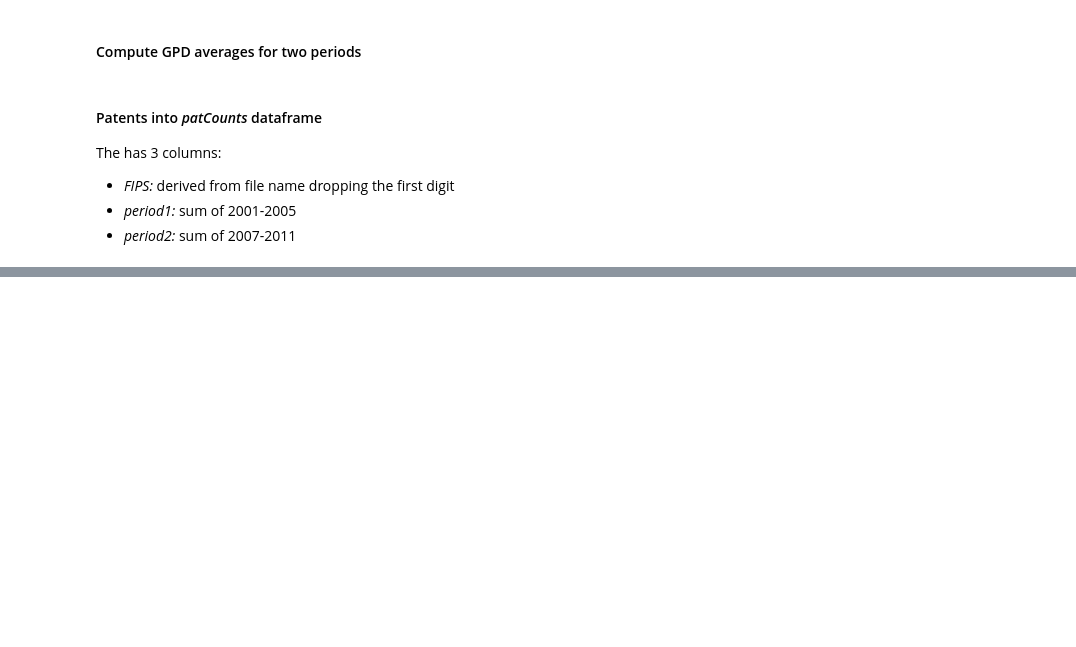
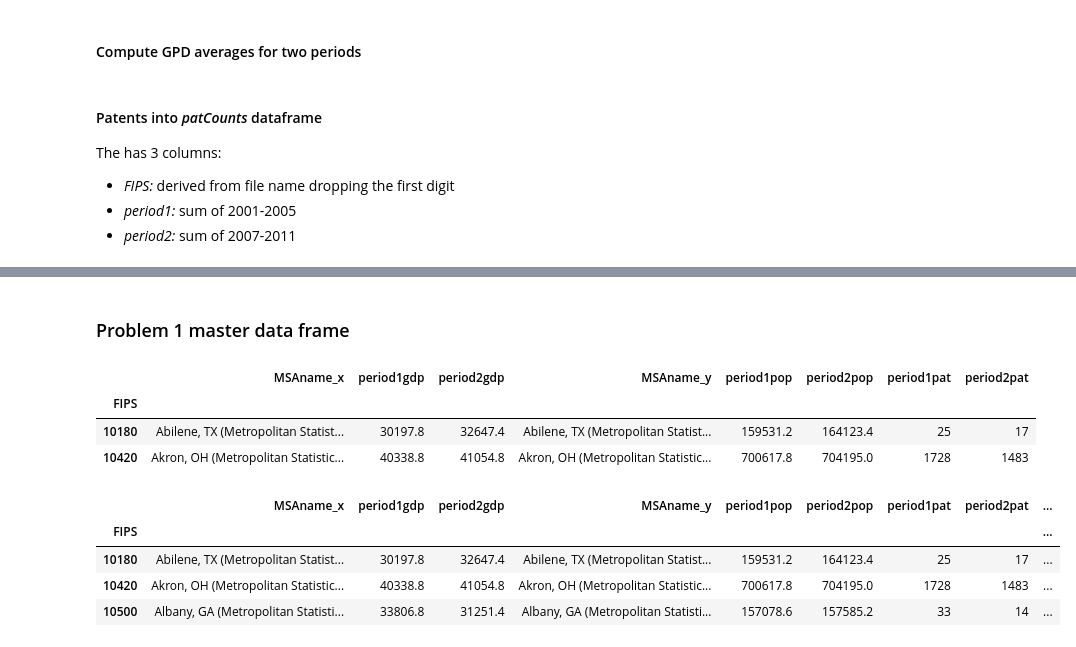
Before and after one commit to pvarsh/various-bits, a Jupyter notebook: foundations-final/final_assignment.ipynb, the cells around one changed output, grey strips where cells are left out. Cells and saved outputs as stored; diff of their text form; code cells hidden in the pictures; blank space fills up the shorter version.

```diff
--- a/foundations-final/final_assignment.ipynb
+++ b/foundations-final/final_assignment.ipynb
@@ -89,3 +100,32 @@ patCounts.head(2)
 | FIPS |  |  |
 | 10180 | 25 | 17 |
 | 10380 | 4 | 15 |
+# %% [markdown]
+### Problem 1 master data frame
+# %%
+# patCounts, gdpMain, popMain
+p1df = pd.merge(gdpMain[['MSAname', 'period1gdp', 'period2gdp']],\
+                      popMain[['MSAname', 'period1pop', 'period2pop']], how = 'outer', left_index = True, right_index = True)
+p1df = pd.merge(p1df, patCounts,\
+                      how = 'outer', left_index = True, right_index = True)
+p1df.head(3)
+### saving MSAs with null values
+nanMSAs = p1df[p1df.MSAname_x.isnull() | p1df.MSAname_y.isnull() | p1df.period1pat.isnull()]
+### MSAs without null values
+p1df.dropna(how = 'any', inplace = True)
+p1df.head(2)
+# %% [output]
+|  | MSAname_x | period1gdp | period2gdp | MSAname_y | period1pop | period2pop | period1pat | period2pat |
+| FIPS |  |  |  |  |  |  |  |  |
+| 10180 | Abilene, TX (Metropolitan Statist... | 30197.8 | 32647.4 | Abilene, TX (Metropolitan Statist... | 159531.2 | 164123.4 | 25 | 17 |
+| 10420 | Akron, OH (Metropolitan Statistic... | 40338.8 | 41054.8 | Akron, OH (Metropolitan Statistic... | 700617.8 | 704195.0 | 1728 | 1483 |
+# %%
+p1df['patIntensity'] = (p1df.period1pat * 100000.) / p1df.period1pop
+p1df['gdpCapita'] = p1df.period2gdp# / p1df.period2pop
+p1df.head(3)
+# %% [output]
+|  | MSAname_x | period1gdp | period2gdp | MSAname_y | period1pop | period2pop | period1pat | period2pat | ... |
+| FIPS |  |  |  |  |  |  |  |  | ... |
+| 10180 | Abilene, TX (Metropolitan Statist... | 30197.8 | 32647.4 | Abilene, TX (Metropolitan Statist... | 159531.2 | 164123.4 | 25 | 17 | ... |
+| 10420 | Akron, OH (Metropolitan Statistic... | 40338.8 | 41054.8 | Akron, OH (Metropolitan Statistic... | 700617.8 | 704195.0 | 1728 | 1483 | ... |
+| 10500 | Albany, GA (Metropolitan Statisti... | 33806.8 | 31251.4 | Albany, GA (Metropolitan Statisti... | 157078.6 | 157585.2 | 33 | 14 | ... |
```
Also changed, not shown: parts of 6 cells of this notebook.
